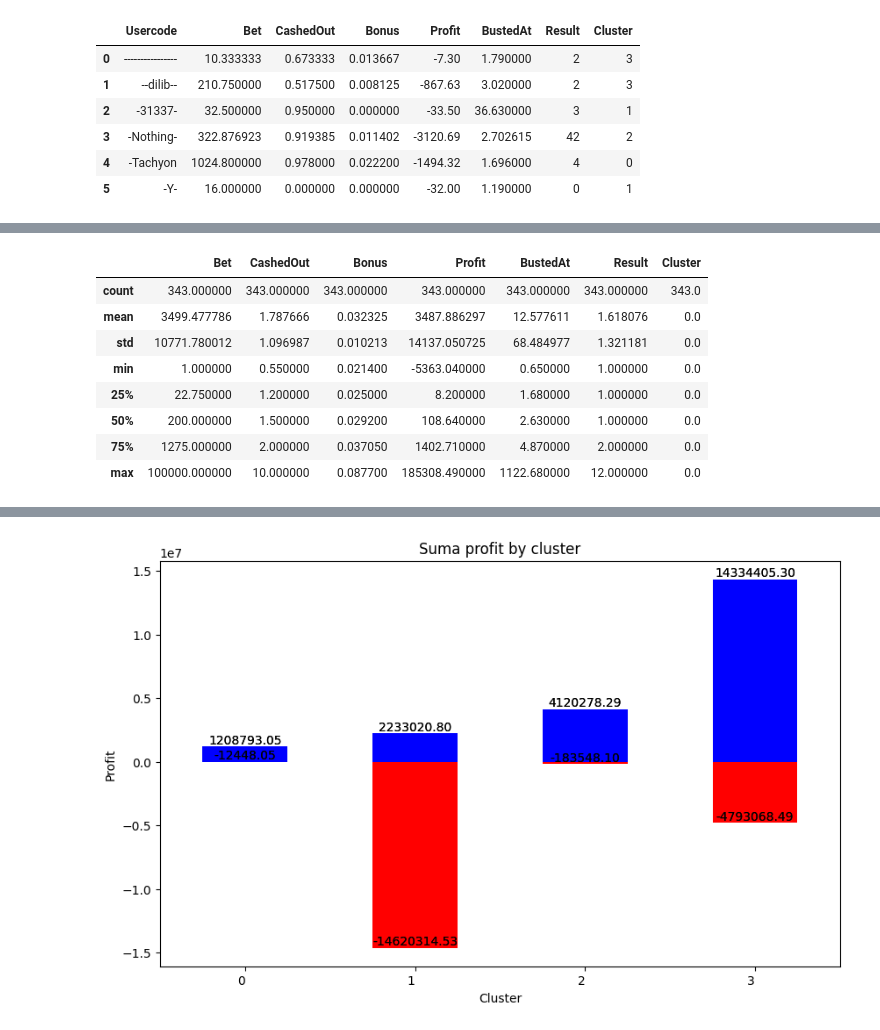
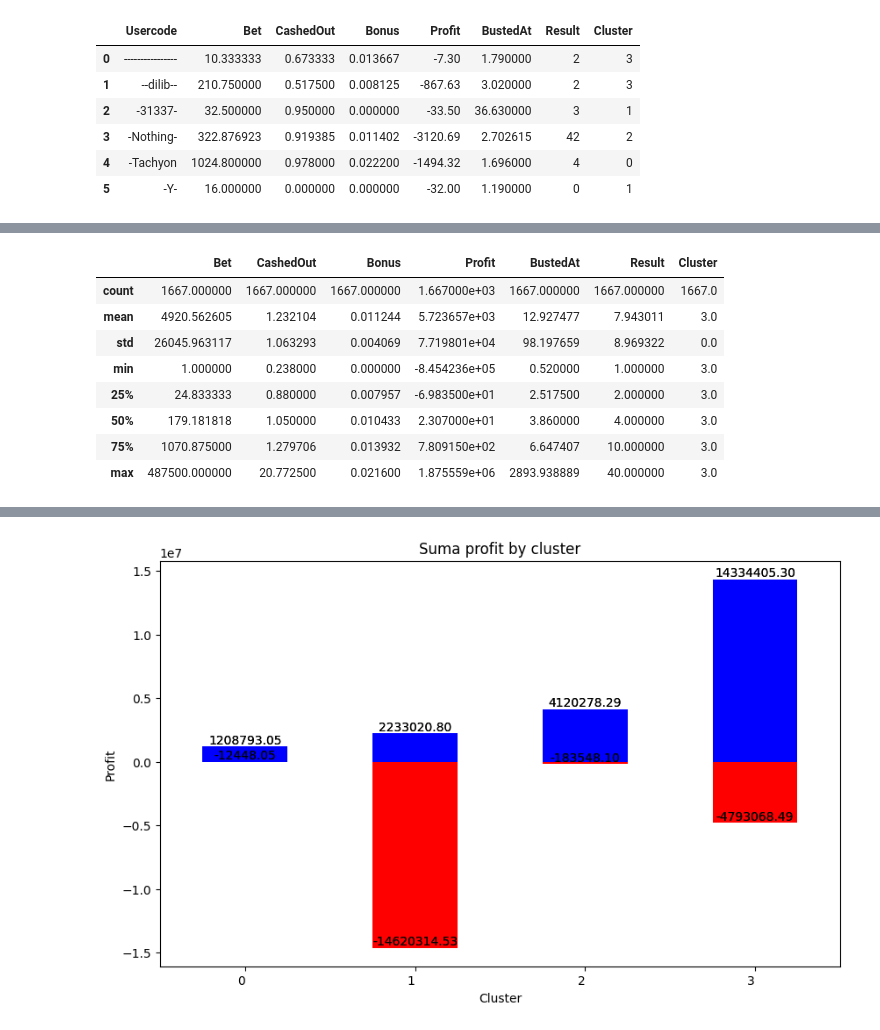
Before and after one commit to AndresEspinal/bustabit, a Jupyter notebook: notebooks/analisis_final.ipynb, the cells around one changed output, grey strips where cells are left out. Saved outputs shown, nothing was run; the diff lists cells and outputs as text; code cells hidden in the pictures.

```diff
--- a/notebooks/analisis_final.ipynb
+++ b/notebooks/analisis_final.ipynb
@@ -39,0 +26,4 @@ customer_0
+# %%
+#Filtro de clientes cluster 0
+customer_3=data_final.query('Cluster==3')
+customer_3
@@ -40,12 +44,12 @@ customer_0
 # %%
-customer_0.describe()
+customer_3.describe()
 # %% [output]
 |  | Bet | CashedOut | Bonus | Profit | BustedAt | Result | Cluster |
-| count | 343.000000 | 343.000000 | 343.000000 | 343.000000 | 343.000000 | 343.000000 | 343.0 |
-| mean | 3499.477786 | 1.787666 | 0.032325 | 3487.886297 | 12.577611 | 1.618076 | 0.0 |
-| std | 10771.780012 | 1.096987 | 0.010213 | 14137.050725 | 68.484977 | 1.321181 | 0.0 |
-| min | 1.000000 | 0.550000 | 0.021400 | -5363.040000 | 0.650000 | 1.000000 | 0.0 |
-| 25% | 22.750000 | 1.200000 | 0.025000 | 8.200000 | 1.680000 | 1.000000 | 0.0 |
-| 50% | 200.000000 | 1.500000 | 0.029200 | 108.640000 | 2.630000 | 1.000000 | 0.0 |
-| 75% | 1275.000000 | 2.000000 | 0.037050 | 1402.710000 | 4.870000 | 2.000000 | 0.0 |
-| max | 100000.000000 | 10.000000 | 0.087700 | 185308.490000 | 1122.680000 | 12.000000 | 0.0 |
+| count | 1667.000000 | 1667.000000 | 1667.000000 | 1.667000e+03 | 1667.000000 | 1667.000000 | 1667.0 |
+| mean | 4920.562605 | 1.232104 | 0.011244 | 5.723657e+03 | 12.927477 | 7.943011 | 3.0 |
+| std | 26045.963117 | 1.063293 | 0.004069 | 7.719801e+04 | 98.197659 | 8.969322 | 0.0 |
+| min | 1.000000 | 0.238000 | 0.000000 | -8.454236e+05 | 0.520000 | 1.000000 | 3.0 |
+| 25% | 24.833333 | 0.880000 | 0.007957 | -6.983500e+01 | 2.517500 | 2.000000 | 3.0 |
+| 50% | 179.181818 | 1.050000 | 0.010433 | 2.307000e+01 | 3.860000 | 4.000000 | 3.0 |
+| 75% | 1070.875000 | 1.279706 | 0.013932 | 7.809150e+02 | 6.647407 | 10.000000 | 3.0 |
+| max | 487500.000000 | 20.772500 | 0.021600 | 1.875559e+06 | 2893.938889 | 40.000000 | 3.0 |
```
Also changed, not shown: parts of 27 cells of this notebook, 1 other file.
